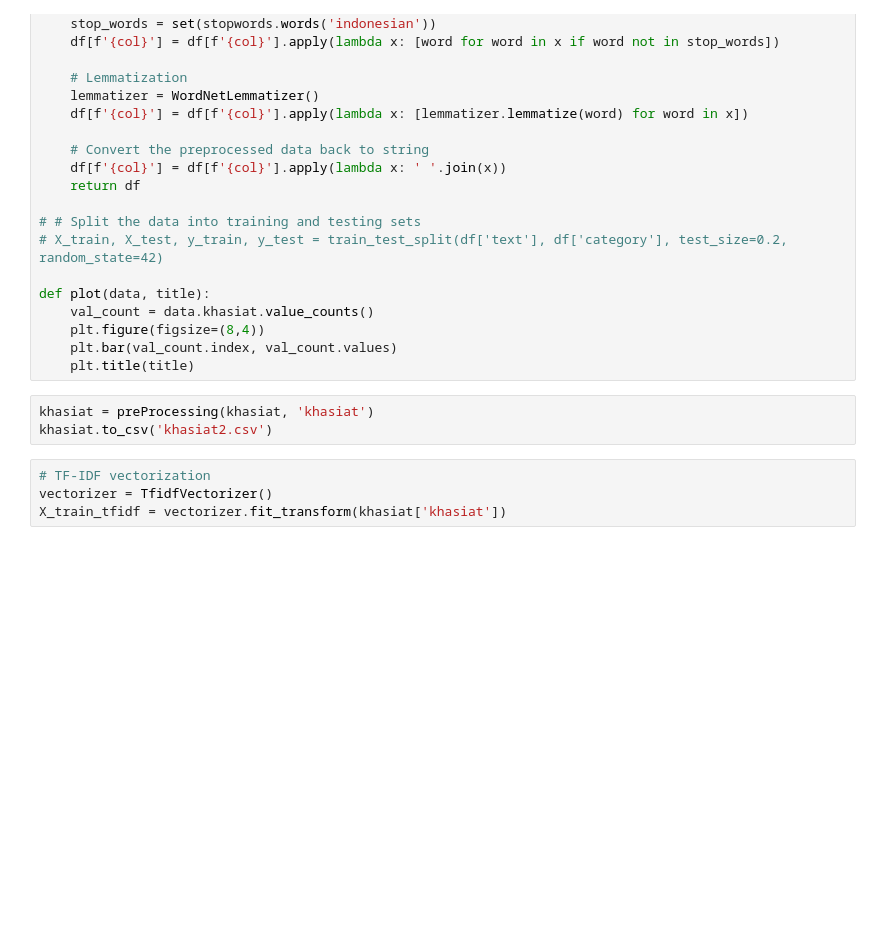
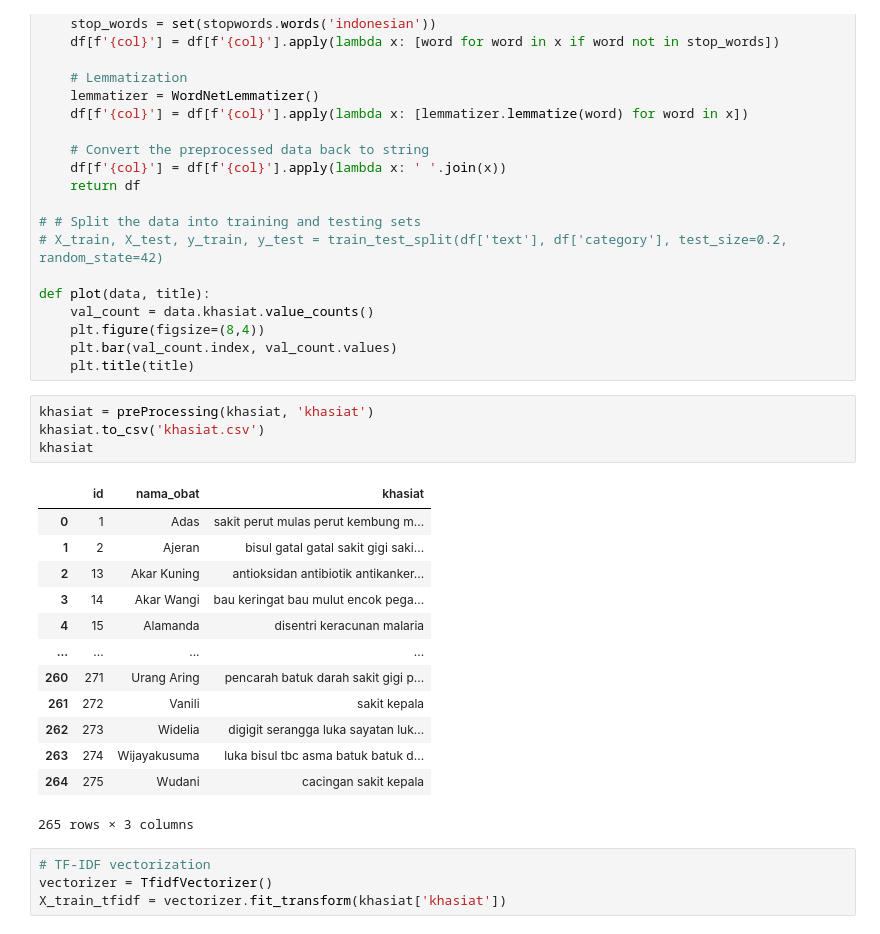
Before and after one commit to Ferdian04/Herbitional, a Jupyter notebook: artikel-obat.ipynb, the cells around one changed output. Drawn from its saved outputs; the diff is of its cells as text; blank space fills up the shorter version.

```diff
--- a/artikel-obat.ipynb
+++ b/artikel-obat.ipynb
@@ -64,7 +74,22 @@ def plot(data, title):
     plt.title(title)
 # %%
 khasiat = preProcessing(khasiat, 'khasiat')
-khasiat.to_csv('khasiat2.csv')
+khasiat.to_csv('khasiat.csv')
+khasiat
+# %% [output]
+|  | id | nama_obat | khasiat |
+| 0 | 1 | Adas | sakit perut mulas perut kembung m... |
+| 1 | 2 | Ajeran | bisul gatal gatal sakit gigi saki... |
+| 2 | 13 | Akar Kuning | antioksidan antibiotik antikanker... |
+| 3 | 14 | Akar Wangi | bau keringat bau mulut encok pega... |
+| 4 | 15 | Alamanda | disentri keracunan malaria |
+| ... | ... | ... | ... |
+| 260 | 271 | Urang Aring | pencarah batuk darah sakit gigi p... |
+| 261 | 272 | Vanili | sakit kepala |
+| 262 | 273 | Widelia | digigit serangga luka sayatan luk... |
+| 263 | 274 | Wijayakusuma | luka bisul tbc asma batuk batuk d... |
+| 264 | 275 | Wudani | cacingan sakit kepala |
+265 rows × 3 columns
 # %%
 # TF-IDF vectorization
 vectorizer = TfidfVectorizer()
```
Also changed, not shown: parts of 9 cells of this notebook, 2 other files.
